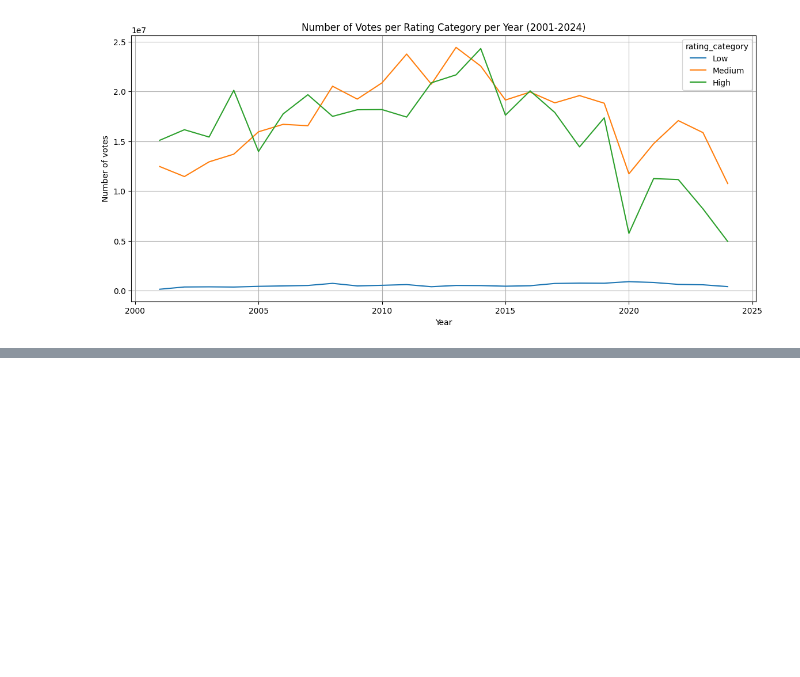
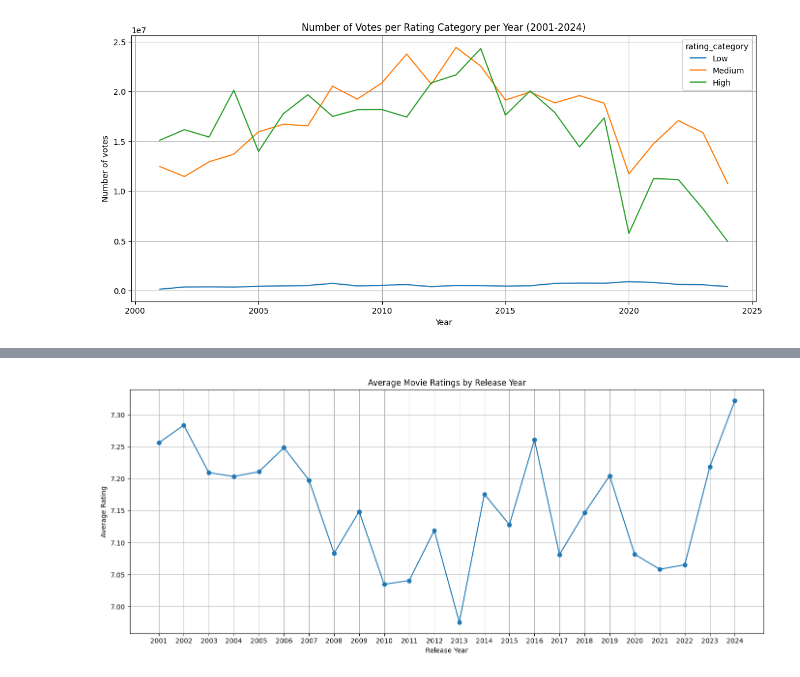
Before and after one commit to lundnm/Movie_Analysis, a Jupyter notebook: manipulation.ipynb, the cells around one changed output, grey strips where cells are left out. Cells and saved outputs as stored; diff of their text form; code cells hidden in the pictures; blank space fills up the shorter version.

```diff
--- a/manipulation.ipynb
+++ b/manipulation.ipynb
@@ -410,3 +412,6 @@ plt.grid()
 plt.show()
 # %% [output]
 [figure]
+# %%
+# Rename startYear to Release_Year
+imdb_movies.rename(columns={'startYear': 'Release_Year'}, inplace=True)
@@ -412,0 +443,19 @@ plt.show()
+# %%
+# Filter movies with more than 200k votes
+movies_200k_votes = imdb_movies[imdb_movies['numVotes'] >= 200000]
+# %%
+# Group by release year and calculate the average rating
+average_ratings_per_year = movies_200k_votes.groupby('Release_Year')['averageRating'].mean().reset_index()
+# %%
+# Plotting the average ratings over the years
+plt.figure(figsize=(14, 6))
+plt.plot(average_ratings_per_year['Release_Year'], average_ratings_per_year['averageRating'], marker='o')
+plt.title('Average Movie Ratings by Release Year')
+plt.xlabel('Release Year')
+plt.ylabel('Average Rating')
+plt.grid(True)
+plt.xticks(average_ratings_per_year['Release_Year'])  # Annotate each year on the x-axis
+plt.tight_layout()
+plt.show()
+# %% [output]
+[figure, added]
```
Also changed, not shown: parts of 6 cells of this notebook.
